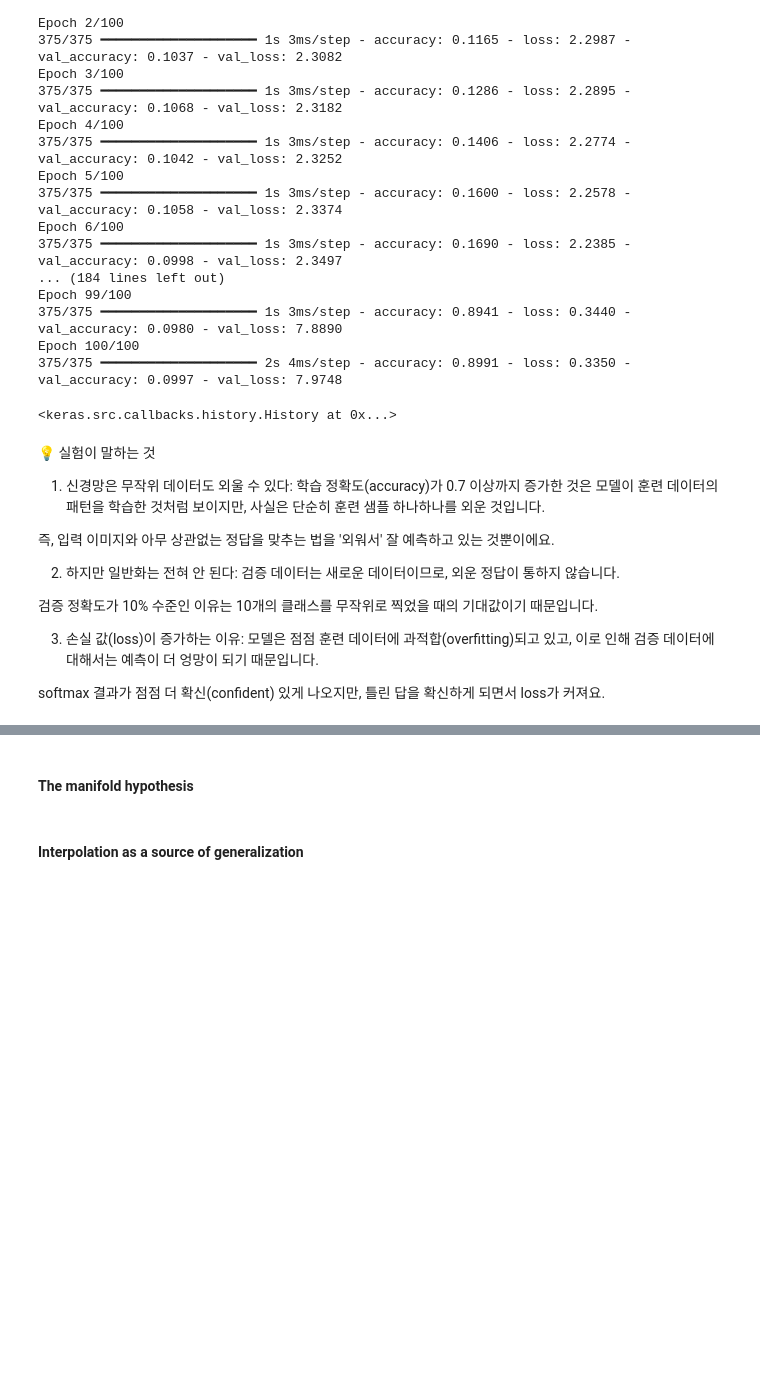
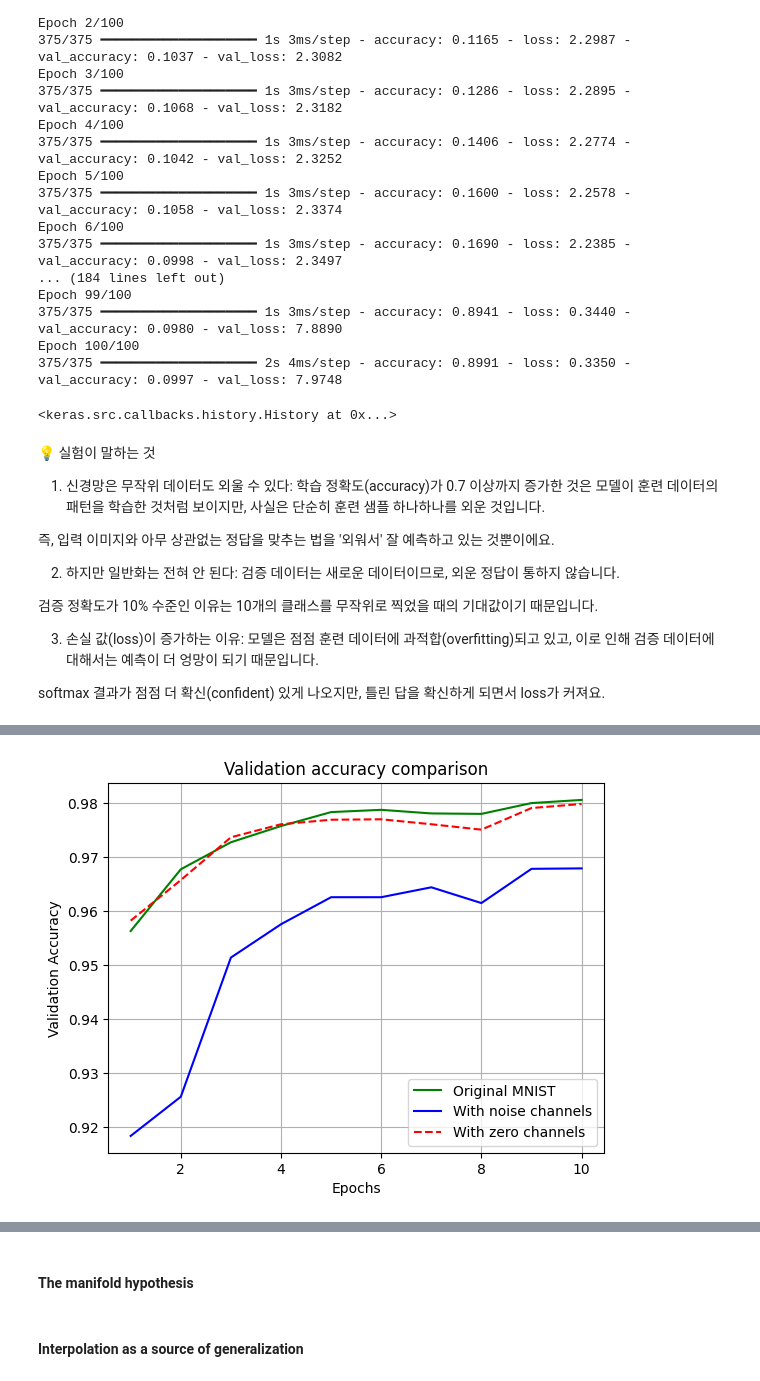
Before and after one commit to seohyun34/test, a Jupyter notebook: chapter05_fundamentals-of-ml.ipynb, the cells around one changed output, grey strips where cells are left out. Cells and saved outputs as stored; diff of their text form; code cells hidden in the pictures; blank space fills up the shorter version.

```diff
--- a/chapter05_fundamentals-of-ml.ipynb
+++ b/chapter05_fundamentals-of-ml.ipynb
@@ -169,3 +169,72 @@ Epoch 100/100
 모델은 점점 훈련 데이터에 과적합(overfitting)되고 있고, 이로 인해 검증 데이터에 대해서는 예측이 더 엉망이 되기 때문입니다.
 
 softmax 결과가 점점 더 확신(confident) 있게 나오지만, 틀린 답을 확신하게 되면서 loss가 커져요.
+# %%
+# - From Training the same model on MNIST data with noise channels or all-zero channels  Add validation accuracy of original data for mnist data. (원본 MNIST 데이터만으로 학습한 경우의 성능과 노이즈 채널 /0으로 채운 채널 추가한 경우의 모델 성능을 비교)
+from tensorflow.keras.datasets import mnist
+from tensorflow import keras
+from tensorflow.keras import layers
+import numpy as np
+import matplotlib.pyplot as plt
+
+# 공통 모델 생성 함수
+def get_model():
+    model = keras.Sequential([
+        layers.Dense(512, activation="relu"),
+        layers.Dense(10, activation="softmax")
+    ])
+    model.compile(optimizer="rmsprop",
+                  loss="sparse_categorical_crossentropy",
+                  metrics=["accuracy"])
+    return model
+
+# 1. 데이터 불러오기
+(train_images, train_labels), _ = mnist.load_data()
+train_images = train_images.reshape((60000, 28 * 28)).astype("float32") / 255
+
+# 2. 잡음 채널 / 0 채널 추가
+noise_channels = np.random.random((len(train_images), 784))     # 랜덤 채널
+zero_channels = np.zeros((len(train_images), 784))              # 0 채널
+
+train_images_noise = np.concatenate([train_images, noise_channels], axis=1)
+train_images_zeros = np.concatenate([train_images, zero_channels], axis=1)
+
+# 3. 원본 학습
+model = get_model()
+history_original = model.fit(
+    train_images, train_labels,
+    epochs=10, batch_size=128,
+    validation_split=0.2,
+    verbose=0)
+
+# 4. 노이즈 채널 학습
+model = get_model()
+history_noise = model.fit(
+    train_images_noise, train_labels,
+    epochs=10, batch_size=128,
+    validation_split=0.2,
+    verbose=0)
+
+# 5. 제로 채널 학습
+model = get_model()
+history_zeros = model.fit(
+    train_images_zeros, train_labels,
+    epochs=10, batch_size=128,
+    validation_split=0.2,
+    verbose=0)
+
+# 6. 결과 시각화
+epochs = range(1, 11)
+plt.plot(epochs, history_original.history['val_accuracy'], 'g-', label='Original MNIST')
+plt.plot(epochs, history_noise.history['val_accuracy'], 'b-', label='With noise channels')
+plt.plot(epochs, history_zeros.history['val_accuracy'], 'r--', label='With zero channels')
+plt.title("Validation accuracy comparison")
+plt.xlabel("Epochs")
+plt.ylabel("Validation Accuracy")
+plt.legend()
+plt.grid()
+plt.show()
+# 원본 MNIST (784차원): 정상적인 데이터
+# 노이즈 채널 추가 (784+784=1568차원): 무작위 숫자들이 모델의 일반화 성능을 방해할 수 있음
+# 0 채널 추가: 정보가 없는 값이기 때문에 영향이 거의 없을 수도 있음
+# %% [output]
@@ -171,0 +243 @@ softmax 결과가 점점 더 확신(confident) 있게 나오지만, 틀린 답
+[figure, added]
```
Also changed, not shown: parts of 9 cells of this notebook.
